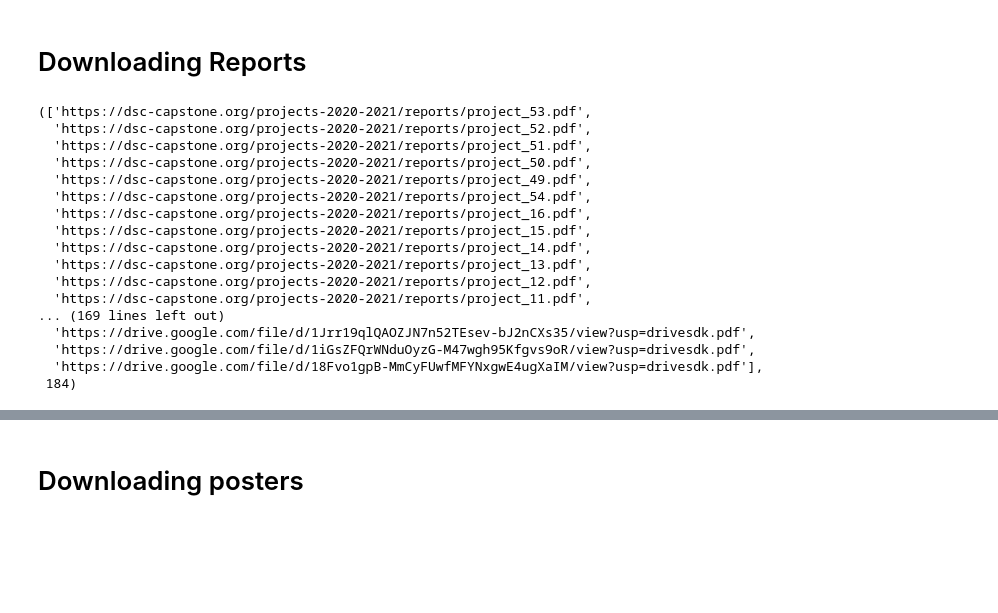
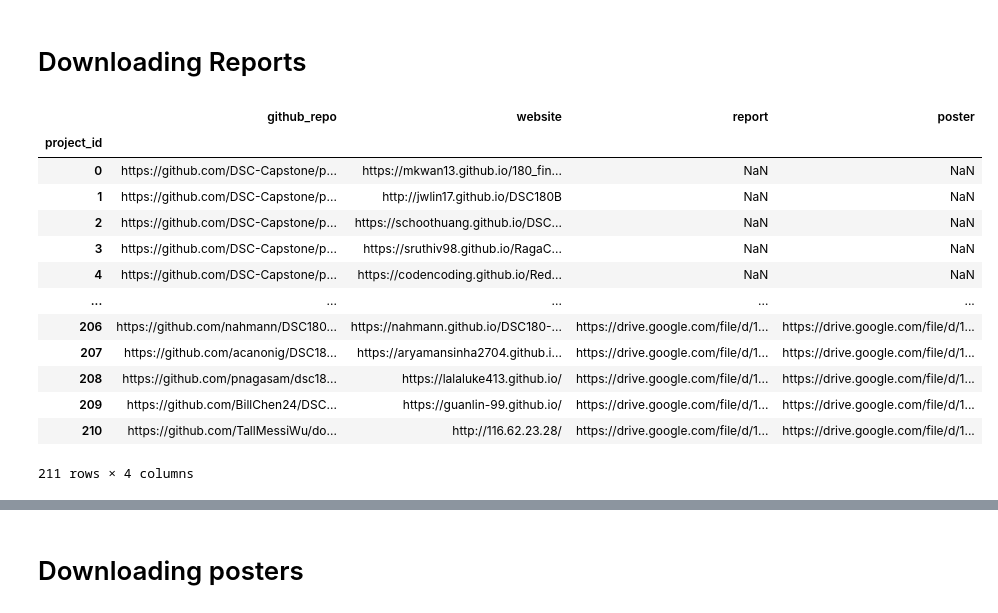
Before and after one commit to mxndyxu/DSC180B-Capstone-Search, a Jupyter notebook: scripts/notebooks/downloadPDFs.ipynb, the cells around one changed output, grey strips where cells are left out. Cells and saved outputs as stored; diff of their text form; code cells hidden in the pictures; blank space fills up the shorter version.

```diff
--- a/scripts/notebooks/downloadPDFs.ipynb
+++ b/scripts/notebooks/downloadPDFs.ipynb
@@ -37,20 +50,0 @@ combDF_reportpdfs = comb_projectsDF[~comb_projectsDF["Report"].isnull()]["Report
-# %%
-combDF_reportpdfs, len(combDF_reportpdfs)
-# %% [output]
-(['https://dsc-capstone.org/projects-2020-2021/reports/project_53.pdf',
-  'https://dsc-capstone.org/projects-2020-2021/reports/project_52.pdf',
-  'https://dsc-capstone.org/projects-2020-2021/reports/project_51.pdf',
-  'https://dsc-capstone.org/projects-2020-2021/reports/project_50.pdf',
-  'https://dsc-capstone.org/projects-2020-2021/reports/project_49.pdf',
-  'https://dsc-capstone.org/projects-2020-2021/reports/project_54.pdf',
-  'https://dsc-capstone.org/projects-2020-2021/reports/project_16.pdf',
-  'https://dsc-capstone.org/projects-2020-2021/reports/project_15.pdf',
-  'https://dsc-capstone.org/projects-2020-2021/reports/project_14.pdf',
-  'https://dsc-capstone.org/projects-2020-2021/reports/project_13.pdf',
-  'https://dsc-capstone.org/projects-2020-2021/reports/project_12.pdf',
-  'https://dsc-capstone.org/projects-2020-2021/reports/project_11.pdf',
-... (169 lines left out)
-  'https://drive.google.com/file/d/1Jrr19qlQAOZJN7n52TEsev-bJ2nCXs35/view?usp=drivesdk.pdf',
-  'https://drive.google.com/file/d/1iGsZFQrWNduOyzG-M47wgh95Kfgvs9oR/view?usp=drivesdk.pdf',
-  'https://drive.google.com/file/d/18Fvo1gpB-MmCyFUwfMFYNxgwE4ugXaIM/view?usp=drivesdk.pdf'],
- 184)
@@ -60,0 +51,17 @@ import gdown
+# %%
+pd.read_csv("../data/deliverables.csv", index_col= 0)
+# %% [output]
+|  | github_repo | website | report | poster |
+| project_id |  |  |  |  |
+| 0 | https://github.com/DSC-Capstone/p... | https://mkwan13.github.io/180_fin... | NaN | NaN |
+| 1 | https://github.com/DSC-Capstone/p... | http://jwlin17.github.io/DSC180B | NaN | NaN |
+| 2 | https://github.com/DSC-Capstone/p... | https://schoothuang.github.io/DSC... | NaN | NaN |
+| 3 | https://github.com/DSC-Capstone/p... | https://sruthiv98.github.io/RagaC... | NaN | NaN |
+| 4 | https://github.com/DSC-Capstone/p... | https://codencoding.github.io/Red... | NaN | NaN |
+| ... | ... | ... | ... | ... |
+| 206 | https://github.com/nahmann/DSC180... | https://nahmann.github.io/DSC180-... | https://drive.google.com/file/d/1... | https://drive.google.com/file/d/1... |
+| 207 | https://github.com/acanonig/DSC18... | https://aryamansinha2704.github.i... | https://drive.google.com/file/d/1... | https://drive.google.com/file/d/1... |
+| 208 | https://github.com/pnagasam/dsc18... | https://lalaluke413.github.io/ | https://drive.google.com/file/d/1... | https://drive.google.com/file/d/1... |
+| 209 | https://github.com/BillChen24/DSC... | https://guanlin-99.github.io/ | https://drive.google.com/file/d/1... | https://drive.google.com/file/d/1... |
+| 210 | https://github.com/TallMessiWu/do... | http://116.62.23.28/ | https://drive.google.com/file/d/1... | https://drive.google.com/file/d/1... |
+211 rows × 4 columns
```
Also changed, not shown: parts of 9 cells of this notebook, 3 other files.
